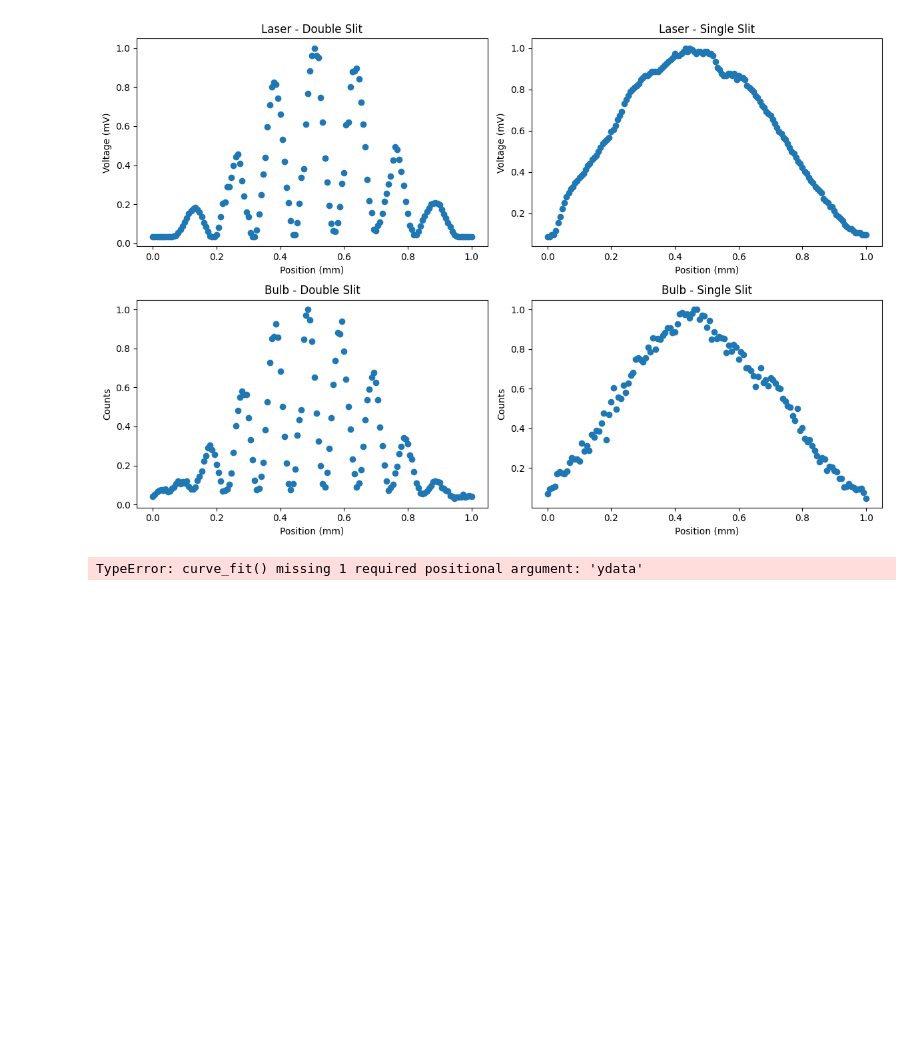
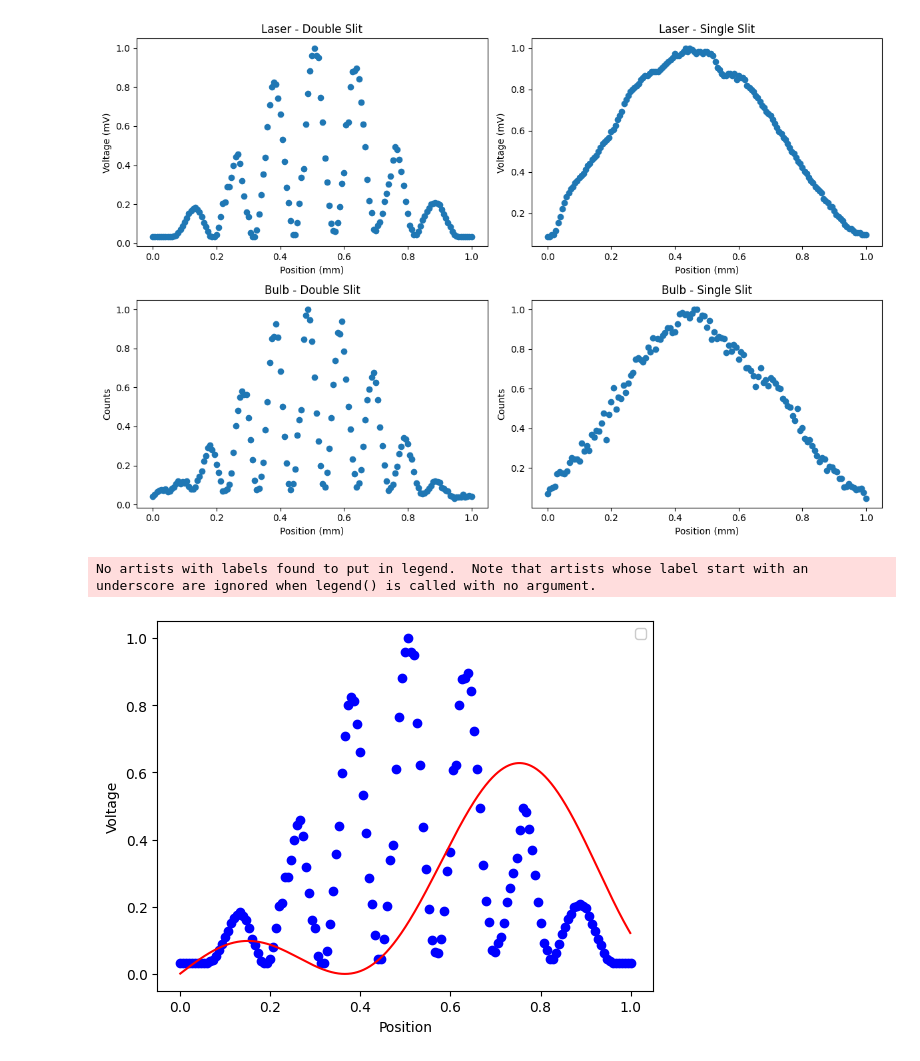
Before and after one commit to ChristianArgueta/PHSX-616, a Jupyter notebook: SIngle Photon.ipynb, the cells around one changed output. Cells and saved outputs as stored; diff of their text form; code cells hidden in the pictures; blank space fills up the shorter version.

```diff
--- a/SIngle Photon.ipynb
+++ b/SIngle Photon.ipynb
@@ -119,31 +119,26 @@ plt.tight_layout()
 plt.show()
 # %% [output]
 [figure]
-# %%
-lam = 670e-9
-D = 1.03
-
-
-
-def f_fitting(I0,a,b,x):
-    return I0*(np.cos**2(b*x/(lam/D)))*((np.sin**2(a*x/(lam/D)))/(a*x/(lam/D)))
-
-# Now, fit the updated Fraunhofer diffraction model to the data using these converted angles
-popt_position_data, pcov_position_data = curve_fit(f_fitting, yArray, p0=[1.0, 0.0001, 0.0002])
-
-# Extract the best fit parameters for the data
-I0_fit_position, a_fit_position, d_fit_position = popt_position_data
-
-
-plt.figure(figsize=(10, 6))
-plt.plot( yArray, 'o', label='Your data with positions converted to angles')
-plt.plot( f_fitting( popt_position_data), '-', label='Fit to your data')
-plt.xlabel('Position')
-plt.ylabel('Intensity')
-plt.title('Fraunhofer Diffraction Fit to Your Data (Position Converted to Angle)')
-plt.legend()
-plt.show()
-
-I0_fit_position, a_fit_position, d_fit_position
-# %% [output]
-TypeError: curve_fit() missing 1 required positional argument: 'ydata'
+# %%
+def fit(x, I0, a, b, lam, D):
+    return I0 * (np.cos(b*x/(lam*D))**2) * ((np.sin(a*x/(lam*D))**2) / (a*x/(lam*D)))
+# %%
+guess = [1, 0.0113, 0.047, 8.93e-5, 122.66]
+
+popt, pcov = curve_fit(fit, xArray_Norm, yArray_Norm,guess)
+xFit1 = np.arange(0, 1, 0.001)
+
+
+plt.scatter(xArray_Norm, yArray_Norm,  color="blue")
+plt.plot(xFit1, fit(xFit1, *popt), color="r", )
+
+
+plt.xlabel("Position")
+plt.ylabel("Voltage")
+
+# Customize legend with a solid white background
+plt.legend(facecolor='white', framealpha=1)
+plt.show()
+# %% [output]
+No artists with labels found to put in legend.  Note that artists whose label start with an underscore are ignored when legend() is called with no argument.
+[figure, added]
```
